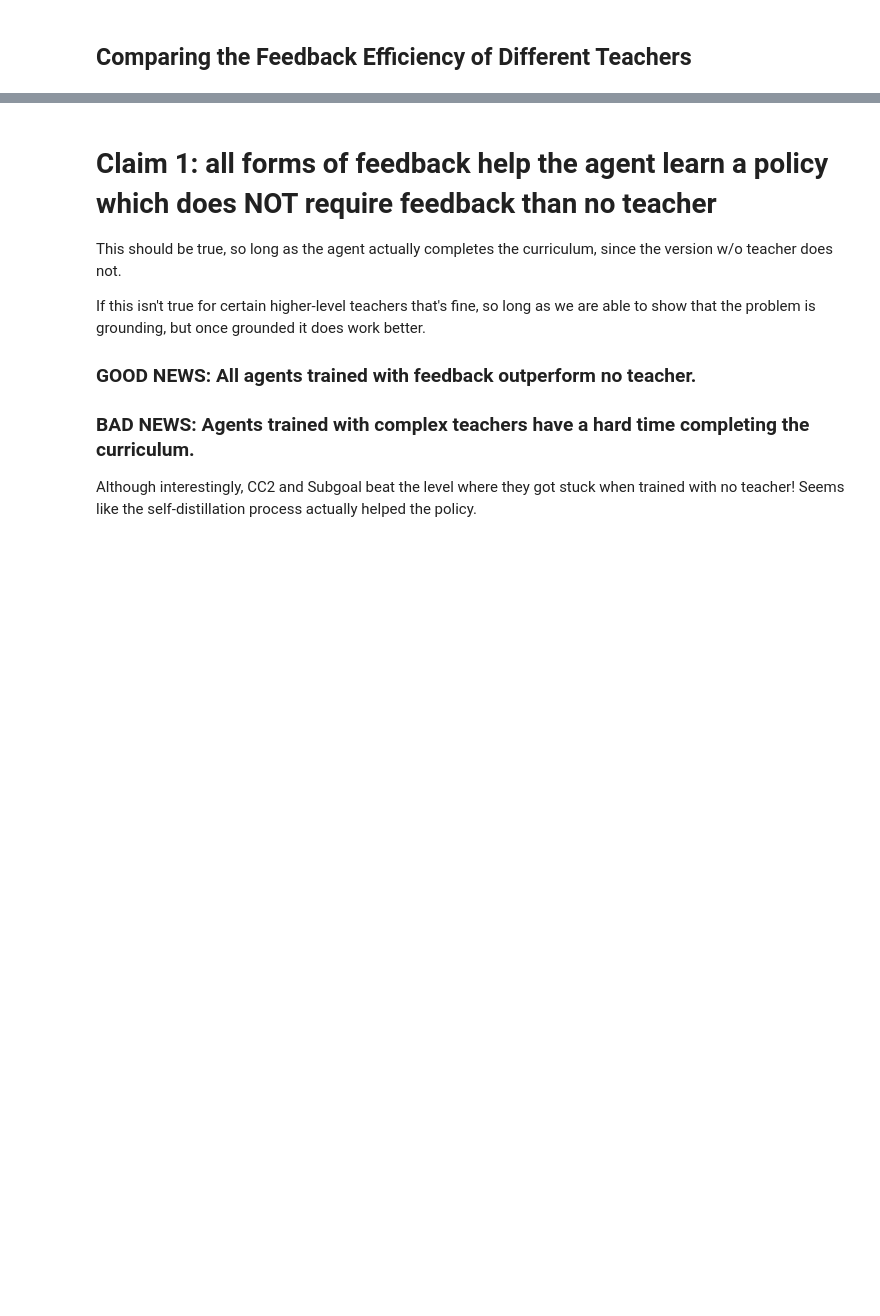
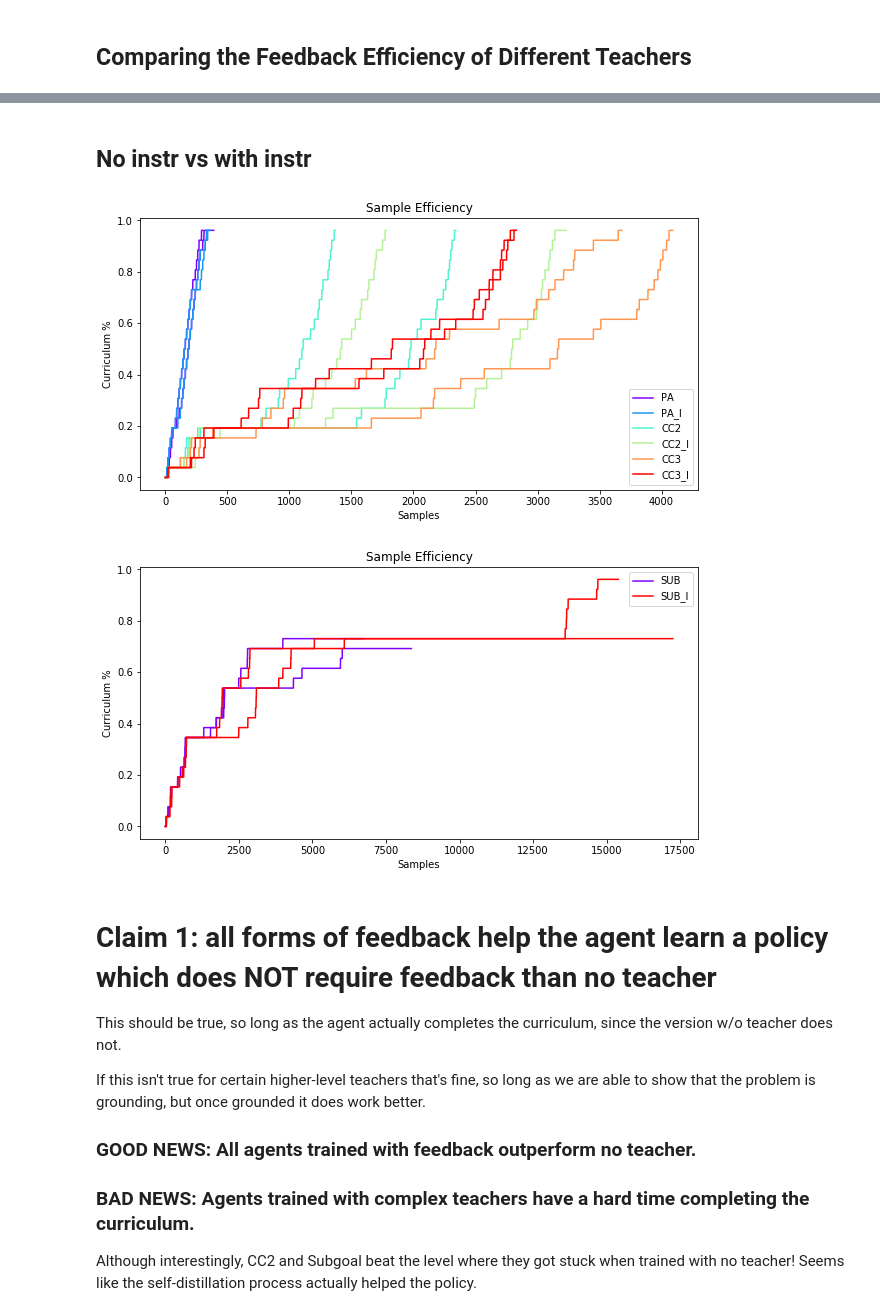
Before and after one commit to rll-research/teachable, a Jupyter notebook: Plots.ipynb, the cells around one changed output, grey strips where cells are left out. Saved outputs shown, nothing was run; the diff lists cells and outputs as text; code cells hidden in the pictures; blank space fills up the shorter version.

```diff
--- a/Plots.ipynb
+++ b/Plots.ipynb
@@ -123,3 +131,27 @@ plot_curriculum(data_names, 'feedback')
+# %% [markdown]
+## No instr vs with instr
+# %%
+data_names = [
+    (['0539', '0540'], 'PA'),
+    (['0597', '0598'], 'PA_I'),
+    (['0543', '0544'], 'CC2'),
+    (['0579', '0580'], 'CC2_I'),
+    (['0545', '0546'], 'CC3'),
+    (['0581', '0582'], 'CC3_I'),
+]
+
+plot_curriculum(data_names, 'samples')
+
+
+data_names = [
+    (['0547', '0548'], 'SUB'),
+    (['0599', '0600'], 'SUB_I'),
+]
+
+plot_curriculum(data_names, 'samples')
+# %% [output]
+[figure, added]
+[figure, added]
 # %% [markdown]
 # Claim 1: all forms of feedback help the agent learn a policy which does NOT require feedback than no teacher
 
```
Also changed, not shown: parts of 20 cells of this notebook.
